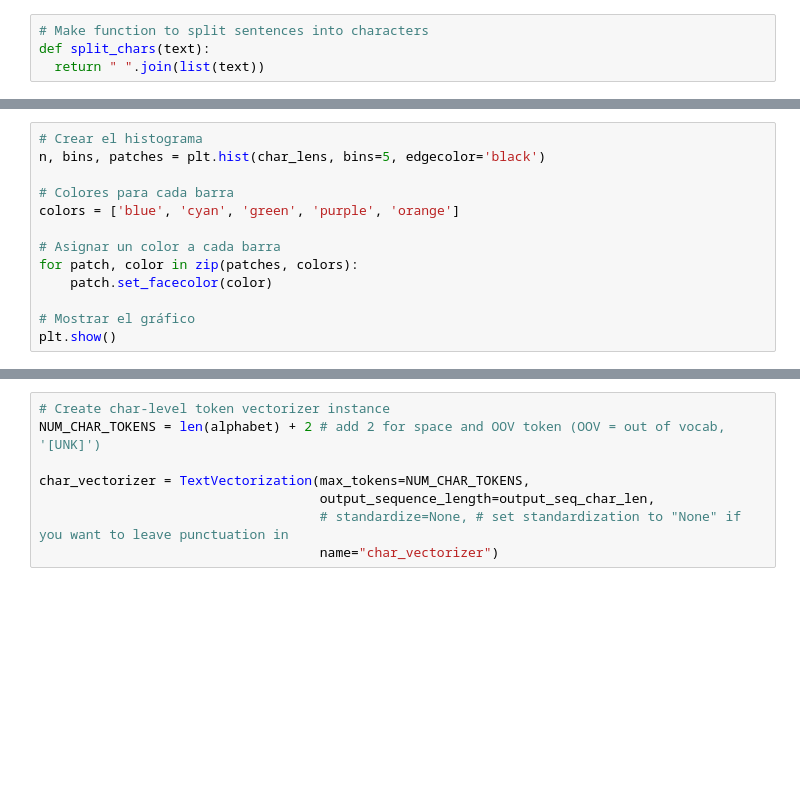
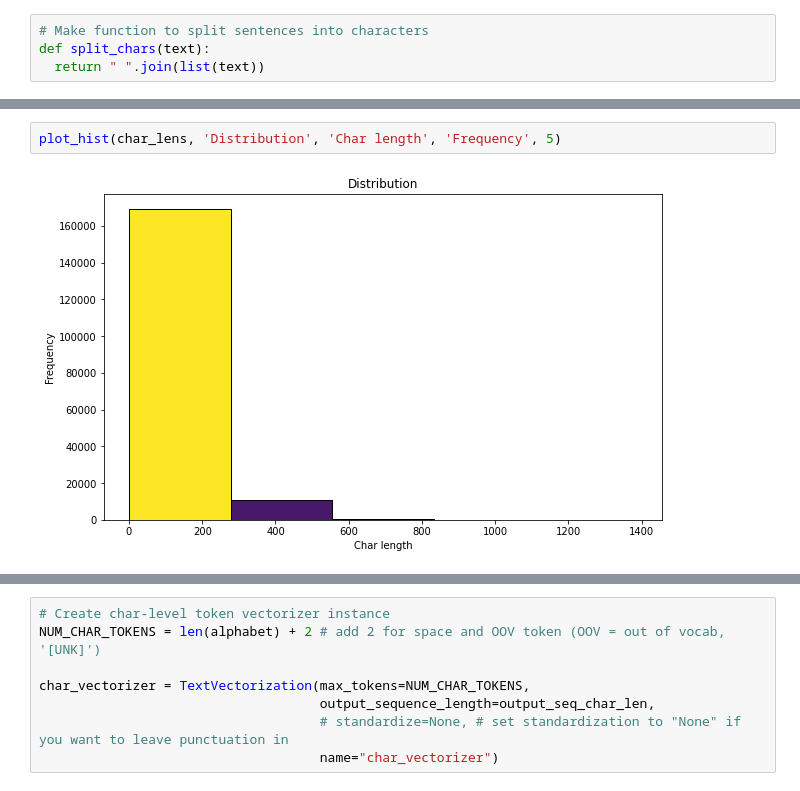
Before and after one commit to MNGARCIA085/NLP, a Jupyter notebook: Skim Lit/Untitled.ipynb, the cells around one changed output, grey strips where cells are left out. Drawn from its saved outputs; the diff is of its cells as text; blank space fills up the shorter version.

```diff
--- a/Skim Lit/Untitled.ipynb
+++ b/Skim Lit/Untitled.ipynb
@@ -561,16 +813,7 @@ mean_char_len
-# %%
-# Crear el histograma
-n, bins, patches = plt.hist(char_lens, bins=5, edgecolor='black')
-
-# Colores para cada barra
-colors = ['blue', 'cyan', 'green', 'purple', 'orange']
-
-# Asignar un color a cada barra
-for patch, color in zip(patches, colors):
-    patch.set_facecolor(color)
-
-# Mostrar el gráfico
-plt.show()
+# %%
+plot_hist(char_lens, 'Distribution', 'Char length', 'Frequency', 5)
+# %% [output]
+[figure, added]
 # %%
 # Find what character length covers 95% of sequences
 output_seq_char_len = int(np.percentile(char_lens, 95))
```
Also changed, not shown: parts of 89 cells of this notebook, 2 other files.
